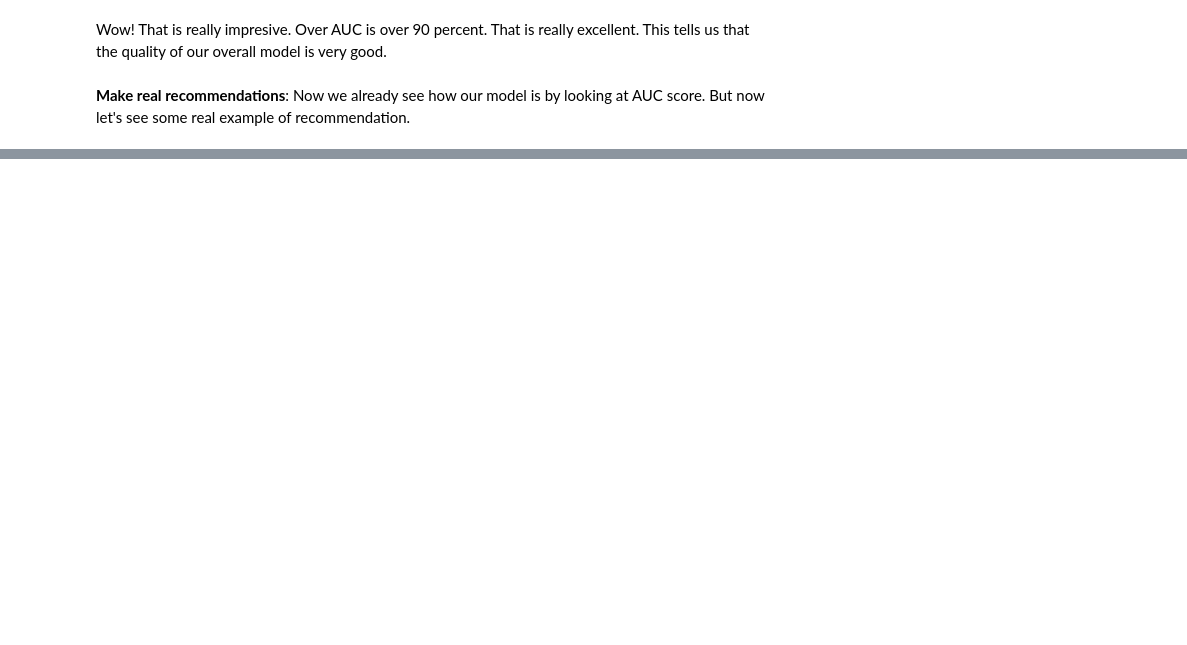
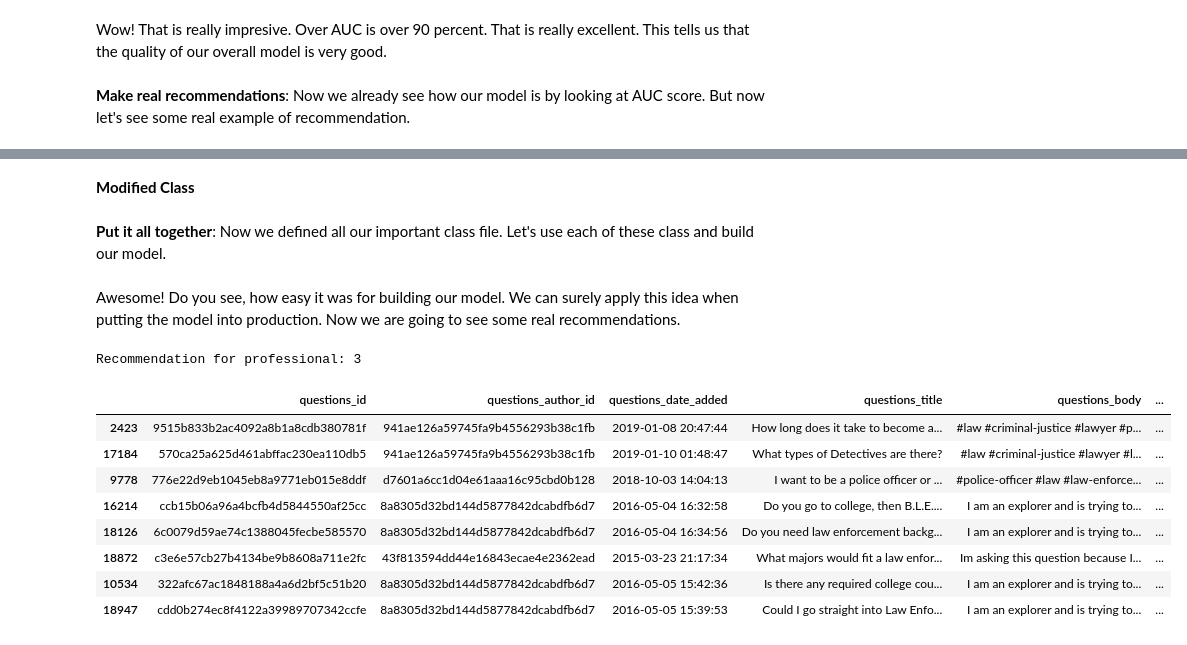
Before and after one commit to databuhm/kaggleTranscription, a Jupyter notebook: note/01_lightfm-hybrid-recommendation-system/01_note_lightfm-hybrid-recommendation-system.ipynb, the cells around one changed output, grey strips where cells are left out. Cells and saved outputs as stored; diff of their text form; code cells hidden in the pictures; blank space fills up the shorter version.

```diff
--- a/note/01_lightfm-hybrid-recommendation-system/01_note_lightfm-hybrid-recommendation-system.ipynb
+++ b/note/01_lightfm-hybrid-recommendation-system/01_note_lightfm-hybrid-recommendation-system.ipynb
@@ -642,0 +1356,2 @@ def recommend_questions(professional_ids):
+# %% [markdown]
+**Modified Class**
@@ -642,0 +1448,60 @@ def recommend_questions(professional_ids):
+# %% [markdown]
+**Put it all together**: Now we defined all our important class file. Let's use each of these class and build our model.
+# %%
+# instiate all class instance
+cv_data_prep = CareerVillageDataPreparation()
+light_fm_data_prep = LightFMDataPrep()
+train_lightfm = TrainLightFM()
+
+# process raw data
+df_questions_p, df_professionals_p, df_merge_p = \
+cv_data_prep.prepare(
+    df_professionals,df_students,
+    df_questions,df_answers,
+    df_tags,df_tag_questions,df_tag_users,
+    df_question_scores)
+
+# Additional lines
+# df_questions_p #questions_date_added #students_date_joined
+df_questions_p['questions_date_added'] = pd.to_datetime(df_questions_p['questions_date_added']).dt.strftime('%Y-%m-%d %H:%M:%S')
+df_questions_p['students_date_joined'] = pd.to_datetime(df_questions_p['students_date_joined']).dt.strftime('%Y-%m-%d %H:%M:%S')
+#df_professionals_p #professionals_date_joined
+df_professionals_p['professionals_date_joined'] = pd.to_datetime(df_professionals_p['professionals_date_joined']).dt.strftime('%Y-%m-%d %H:%M:%S')
+#df_merge_p #answers_date_added #questions_date_added
+df_merge_p['answers_date_added'] = pd.to_datetime(df_merge_p['answers_date_added']).dt.strftime('%Y-%m-%d %H:%M:%S')
+df_merge_p['questions_date_added'] = pd.to_datetime(df_merge_p['questions_date_added']).dt.strftime('%Y-%m-%d %H:%M:%S')
+
+# prepare data for lightfm
+interactions, weights, \
+questions_features, professional_features = \
+light_fm_data_prep.fit(
+    df_questions_p, df_professionals_p, df_merge_p)
+
+# finally build and trian our model
+model = train_lightfm.fit(interactions,
+                          weights,
+                          questions_features,
+                          professional_features)
+# %% [markdown]
+Awesome! Do you see, how easy it was for building our model. We can surely apply this idea when putting the model into production. Now we are going to see some real recommendations.
+# %%
+# define our recommender class
+lightfm_recommendations = LightFMRecommendations(
+    model,
+    professional_features,questions_features,
+    df_questions_p, df_professionals_p, df_merge_p)
+
+# let's what our model predict for user id 3
+print("Recommendation for professional: " + str(3))
+display(lightfm_recommendations.recommend_by_pro_id_general(3)[:8])
+# %% [output]
+Recommendation for professional: 3
+|  | questions_id | questions_author_id | questions_date_added | questions_title | questions_body | ... |
+| 2423 | 9515b833b2ac4092a8b1a8cdb380781f | 941ae126a59745fa9b4556293b38c1fb | 2019-01-08 20:47:44 | How long does it take to become a... | #law #criminal-justice #lawyer #p... | ... |
+| 17184 | 570ca25a625d461abffac230ea110db5 | 941ae126a59745fa9b4556293b38c1fb | 2019-01-10 01:48:47 | What types of Detectives are there? | #law #criminal-justice #lawyer #l... | ... |
+| 9778 | 776e22d9eb1045eb8a9771eb015e8ddf | d7601a6cc1d04e61aaa16c95cbd0b128 | 2018-10-03 14:04:13 | I want to be a police officer or ... | #police-officer #law #law-enforce... | ... |
+| 16214 | ccb15b06a96a4bcfb4d5844550af25cc | 8a8305d32bd144d5877842dcabdfb6d7 | 2016-05-04 16:32:58 | Do you go to college, then B.L.E.... | I am an explorer and is trying to... | ... |
+| 18126 | 6c0079d59ae74c1388045fecbe585570 | 8a8305d32bd144d5877842dcabdfb6d7 | 2016-05-04 16:34:56 | Do you need law enforcement backg... | I am an explorer and is trying to... | ... |
+| 18872 | c3e6e57cb27b4134be9b8608a711e2fc | 43f813594dd44e16843ecae4e2362ead | 2015-03-23 21:17:34 | What majors would fit a law enfor... | Im asking this question because I... | ... |
+| 10534 | 322afc67ac1848188a4a6d2bf5c51b20 | 8a8305d32bd144d5877842dcabdfb6d7 | 2016-05-05 15:42:36 | Is there any required college cou... | I am an explorer and is trying to... | ... |
+| 18947 | cdd0b274ec8f4122a39989707342ccfe | 8a8305d32bd144d5877842dcabdfb6d7 | 2016-05-05 15:39:53 | Could I go straight into Law Enfo... | I am an explorer and is trying to... | ... |
```
Also changed, not shown: parts of 30 cells of this notebook.
